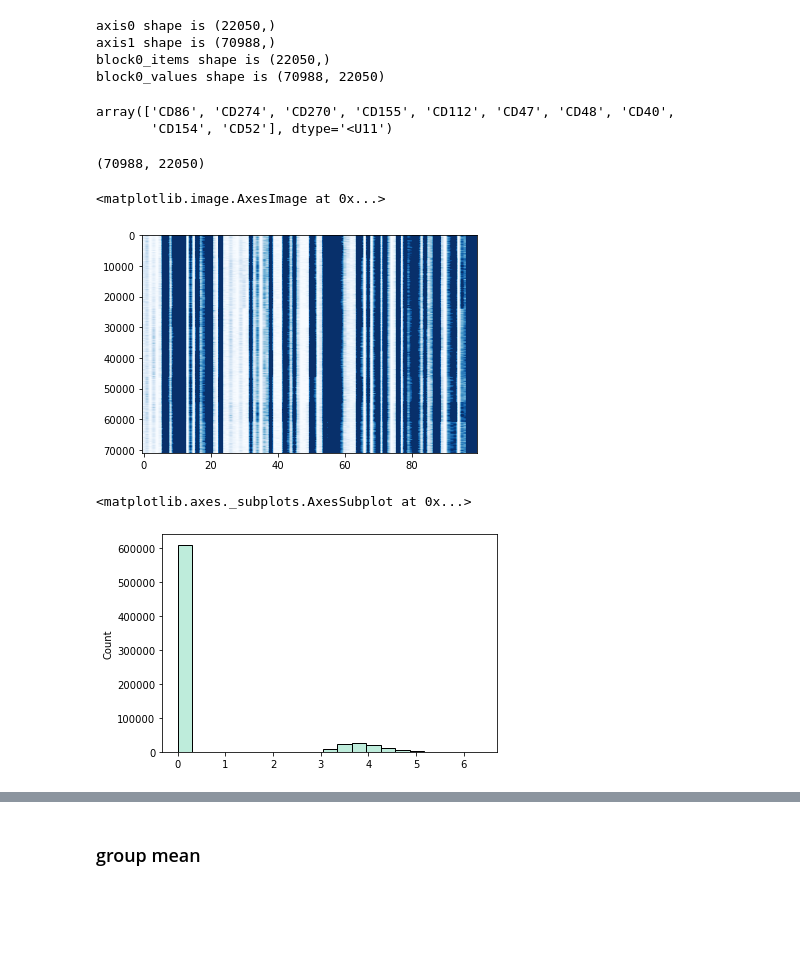
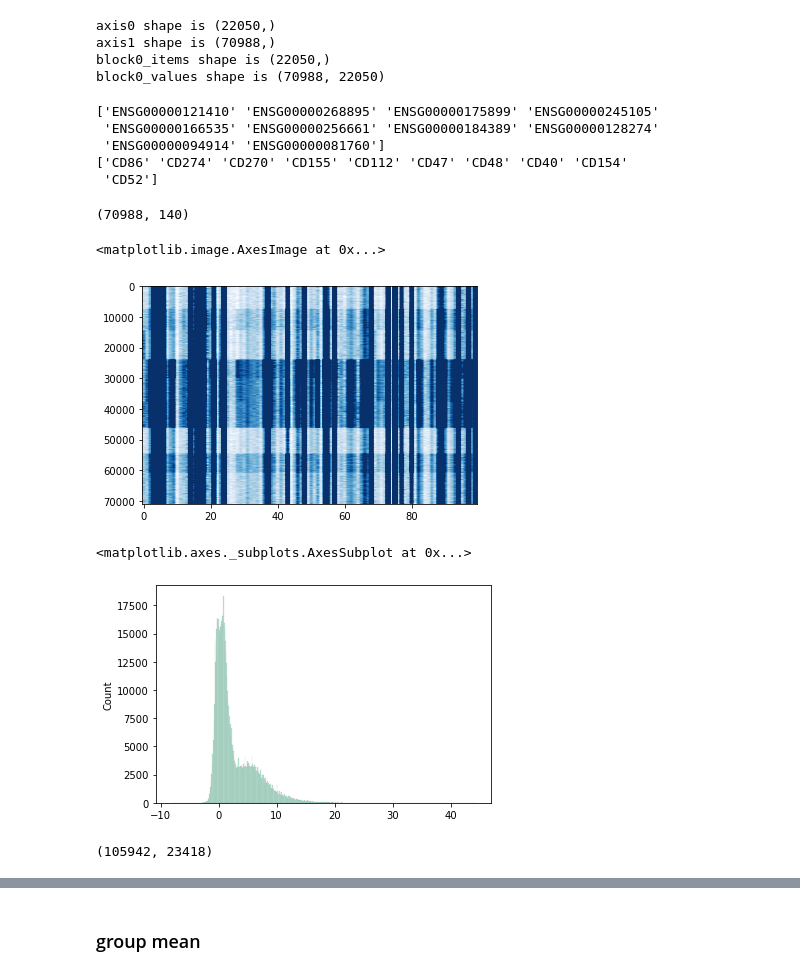
Before and after one commit to OliverXUZY/SingleCell-Integration, a Jupyter notebook: knn.ipynb, the cells around one changed output, grey strips where cells are left out. Cells and saved outputs as stored; diff of their text form; code cells hidden in the pictures; blank space fills up the shorter version.

```diff
--- a/knn.ipynb
+++ b/knn.ipynb
@@ -53,22 +57,32 @@ axis1 shape is (70988,)
 block0_items shape is (22050,)
 block0_values shape is (70988, 22050)
 # %%
-train_cite_targets['axis0'].astype(str)[:10]
+print(train_multi_targets['axis0'].astype(str)[:10])
+print(train_cite_targets['axis0'].astype(str)[:10])
 # %% [output]
-array(['CD86', 'CD274', 'CD270', 'CD155', 'CD112', 'CD47', 'CD48', 'CD40',
-       'CD154', 'CD52'], dtype='<U11')
+['ENSG00000121410' 'ENSG00000268895' 'ENSG00000175899' 'ENSG00000245105'
+ 'ENSG00000166535' 'ENSG00000256661' 'ENSG00000184389' 'ENSG00000128274'
+ 'ENSG00000094914' 'ENSG00000081760']
+['CD86' 'CD274' 'CD270' 'CD155' 'CD112' 'CD47' 'CD48' 'CD40' 'CD154'
+ 'CD52']
 # %%
-train_RNA = pd.DataFrame(train_cite_inputs['block0_values'])
-train_RNA.shape
+train_RNA = train_cite_inputs['block0_values']
+y_protein = train_cite_targets['block0_values']
+y_protein.shape
 # %% [output]
-(70988, 22050)
+(70988, 140)
 # %%
-plt.imshow(train_RNA.iloc[:,:100], cmap='Blues', aspect='auto', vmin=0, vmax=1)
+plt.imshow(y_protein[:,:100], cmap='Blues', aspect='auto', vmin=0, vmax=1)
 # %% [output]
 <matplotlib.image.AxesImage at 0x...>
-[figure, old version]
+[figure, new version]
 # %%
-sns.histplot(data=train_RNA.values[:,:10].reshape(-1))
+sns.histplot(data=y_protein[:,:10].reshape(-1))
 # %% [output]
 <matplotlib.axes._subplots.AxesSubplot at 0x...>
-[figure, old version]
+[figure, new version]
+# %%
+y_RNA = train_multi_targets['block0_values']
+y_RNA.shape
+# %% [output]
+(105942, 23418)
```
Also changed, not shown: parts of 30 cells of this notebook.
